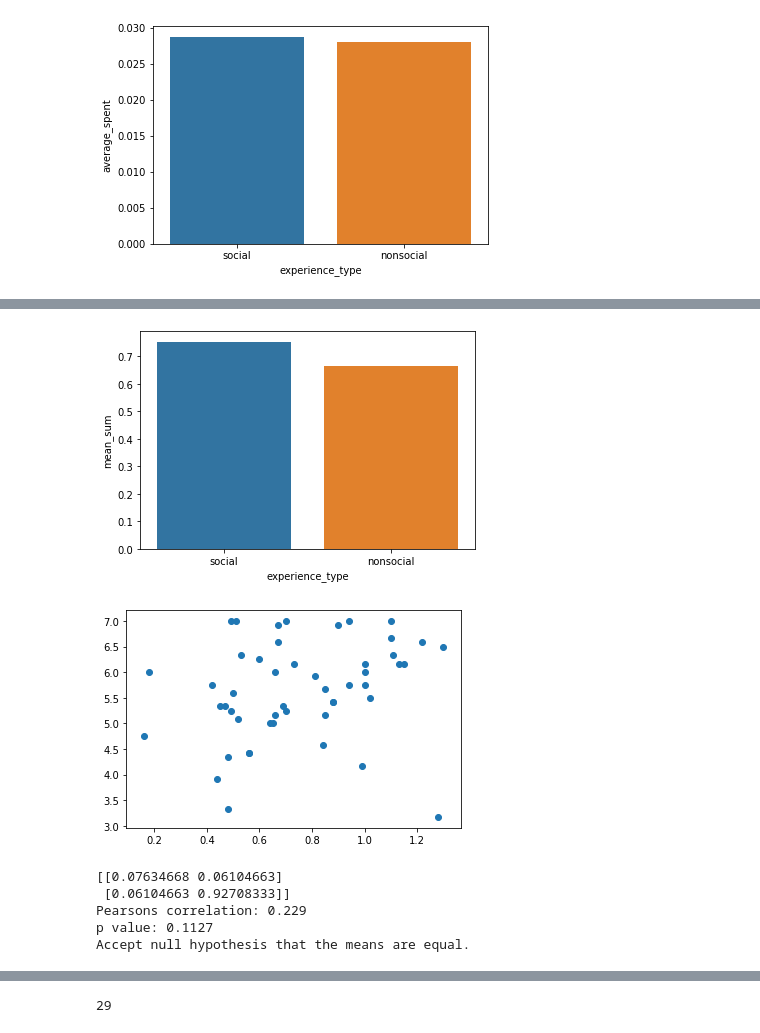
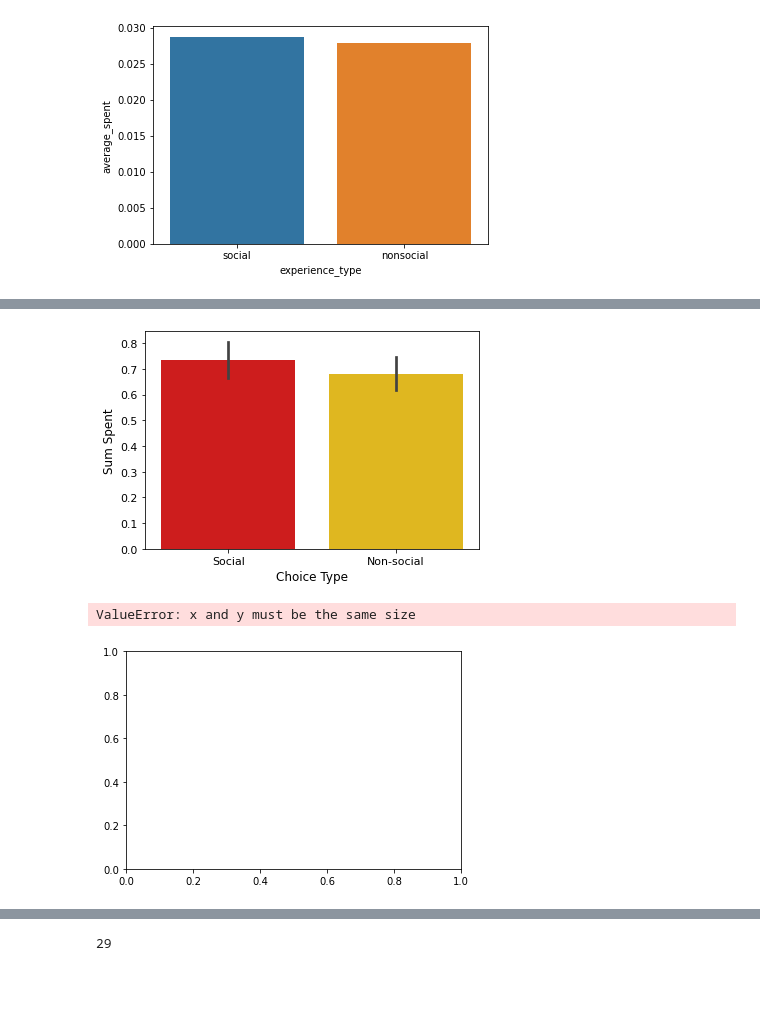
Before and after one commit to fareri-lab/WTP_CardTask, a Jupyter notebook: data/wtp_pilot_2_data (3).ipynb, the cells around one changed output, grey strips where cells are left out. Saved outputs shown, nothing was run; the diff lists cells and outputs as text; code cells hidden in the pictures; blank space fills up the shorter version.

```diff
--- a/data/wtp_pilot_2_data (3).ipynb
+++ b/data/wtp_pilot_2_data (3).ipynb
@@ -123,0 +124,3 @@ Accept null hypothesis that the means are equal.
+# %%
+wtp_long= pd.read_csv(r'new_wtp_data_LONG.csv')
+print(wtp_long)
@@ -445,11 +445,15 @@ t=1.221, df=48, cv=1.677, p=0.228
 Accept null hypothesis that the means are equal.
 Accept null hypothesis that the means are equal.
 # %%
-wtp_sum_means = pd.DataFrame({'experience_type': ['social','nonsocial'], 'mean_sum': [social_sum_M, nonsocial_sum_M]})
+#wtp_sum_means = pd.DataFrame({'experience_type': ['social','nonsocial'], 'mean_sum': [social_sum_M, nonsocial_sum_M]})
 
-wtp_plot = sns.barplot(x=wtp_sum_means.experience_type, y=wtp_sum_means.mean_sum, data=wtp_sum_means)
+wtp_plot = sns.barplot(x="S_NS", y="sum_spent", data=wtp_long, palette="hot")
+wtp_plot.set_xlabel('Choice Type',fontsize=12)
+wtp_plot.set_ylabel('Sum Spent',fontsize=12)
+wtp_plot.tick_params(labelsize=11)
+#wtp_plot.figure.savefig('new_choicetype_sumspent.svg')
 # %% [output]
-[figure, old version]
+[figure, new version]
 # %%
 #### sum // self-report ####
 # %%
@@ -467,13 +471,13 @@ if p > alpha:
 	print('Accept null hypothesis that the means are equal.')
 else:
     print('Reject the null hypothesis that the means are equal.')
+
+sum_mspss = sns.regplot(x="MSPSS", y="total_spent_social", data=wtpdata,color="red");
+sum_mspss.set_ylabel('Total Spent on Social Experiences',fontsize=12)
+sum_mspss.figure.savefig('new_sum_mspss_scatter.svg')
 # %% [output]
+ValueError: x and y must be the same size
-[figure, old version]
+[figure, new version]
-[[0.07634668 0.06104663]
- [0.06104663 0.92708333]]
-Pearsons correlation: 0.229
-p value: 0.1127
-Accept null hypothesis that the means are equal.
 # %%
 #sum of social / aq
 pyplot.scatter(social_sum, aq)
```
Also changed, not shown: parts of 39 cells of this notebook, 5 other files.
